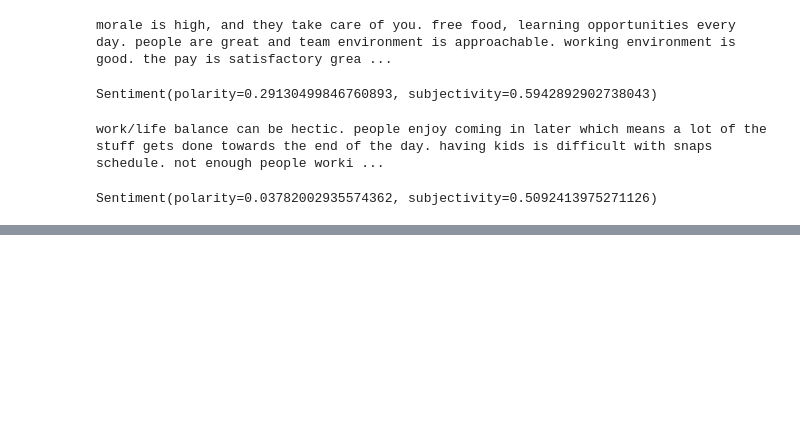
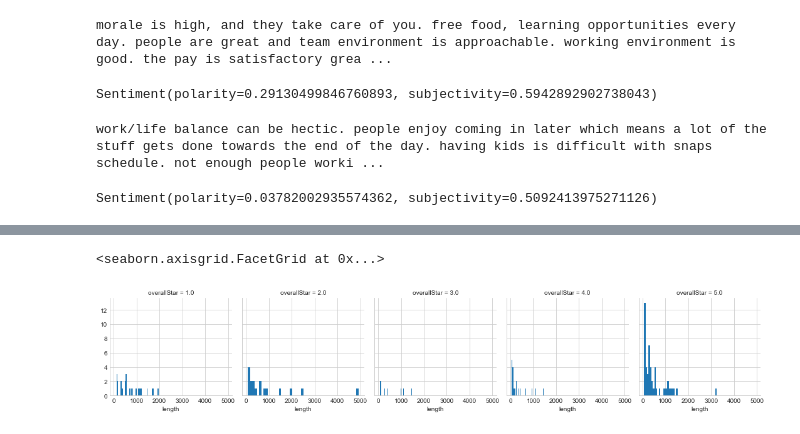
Before and after one commit to VinayNSS/Vinay_Capstone, a Jupyter notebook: sentiment.ipynb, the cells around one changed output, grey strips where cells are left out. Cells and saved outputs as stored; diff of their text form; code cells hidden in the pictures; blank space fills up the shorter version.

```diff
--- a/sentiment.ipynb
+++ b/sentiment.ipynb
@@ -246,0 +272,4 @@ Sentiment(polarity=0.03782002935574362, subjectivity=0.5092413975271126)
+# %%
+df['review'] = df['pro']  + df['con']
+df['length'] = df['review'].apply(len)
+df.head()
@@ -246,0 +283,9 @@ Sentiment(polarity=0.03782002935574362, subjectivity=0.5092413975271126)
+# %%
+# Is there a correlation between review length & rating?
+import seaborn as sns
+g = sns.FacetGrid(data=df, col='overallStar')
+g.map(plt.hist, 'length', bins=50)
+# It does appear that people with higher rating write longer reviews and data is skewed towards positive reviews
+# %% [output]
+<seaborn.axisgrid.FacetGrid at 0x...>
+[figure, added]
```
Also changed, not shown: parts of 9 cells of this notebook.
